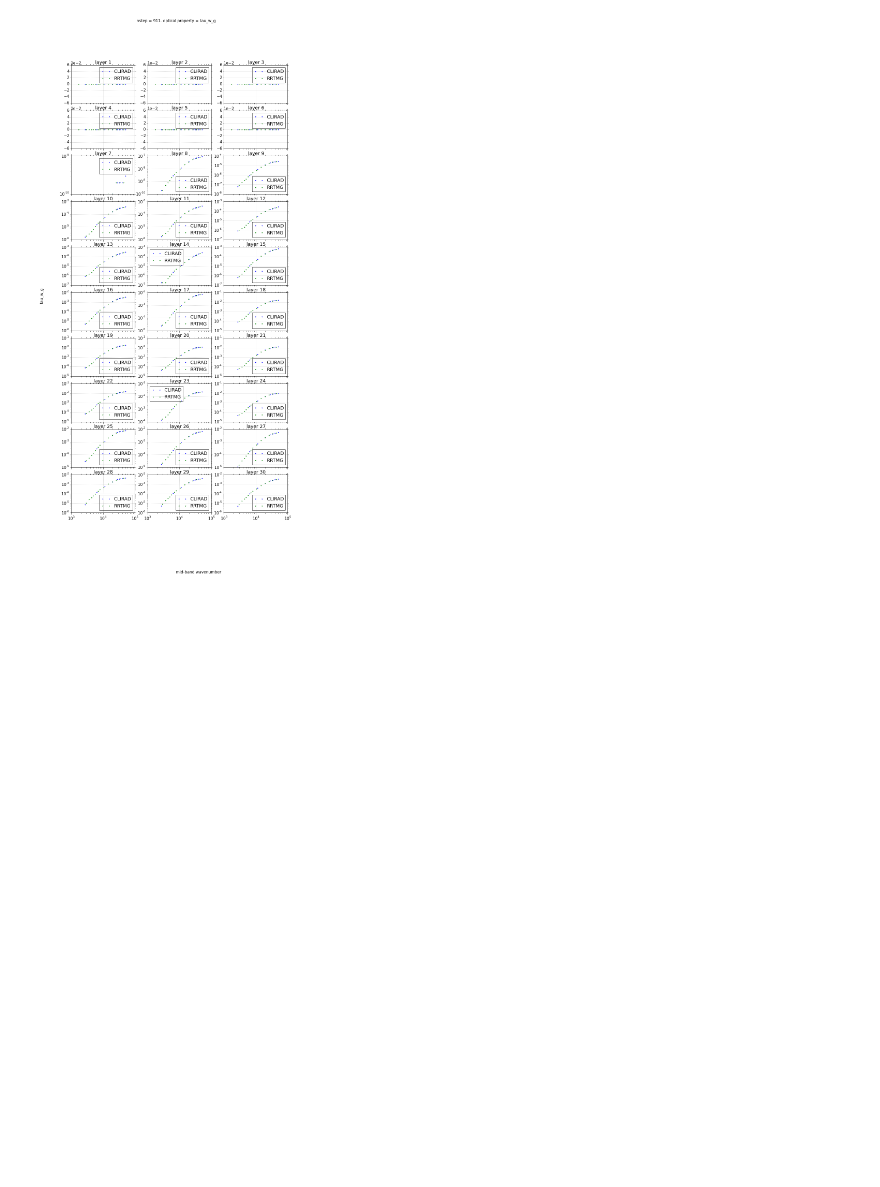
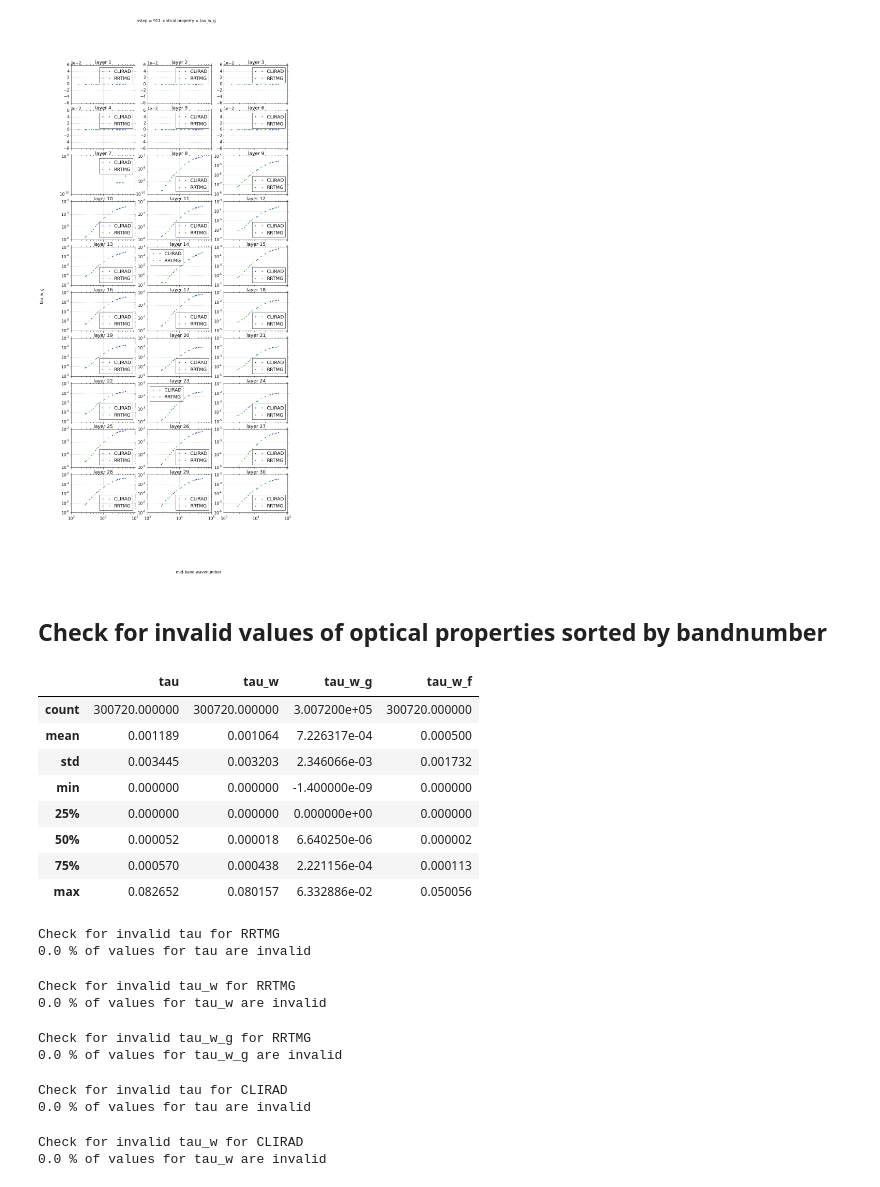
Before and after one commit to qAp/SCAM_radiation_notebooks, a Jupyter notebook: aerosol_optics.ipynb, the cells around one changed output. Drawn from its saved outputs; the diff is of its cells as text; code cells hidden in the pictures; blank space fills up the shorter version.

```diff
--- a/aerosol_optics.ipynb
+++ b/aerosol_optics.ipynb
@@ -810,5 +726,8 @@ def invalid_values(df, optical_prop = 'tau', return_invalids = False):
 # %%
 df_rrtmg_w = load_AER_OPTICS_RRTMG_TO_CLIRAD_data(model = 'rrtmg', sortedby = 'w')
 df_clirad_w = load_AER_OPTICS_RRTMG_TO_CLIRAD_data(model = 'clirad', sortedby = 'w')
+# %%
+df_rrtmg_b = load_AER_OPTICS_RRTMG_TO_CLIRAD_data(model = 'rrtmg', sortedby = 'b')
+df_clirad_b = load_AER_OPTICS_RRTMG_TO_CLIRAD_data(model = 'clirad', sortedby = 'b')
 # %% [markdown]
 ## Check for invalid values of optical properties sorted by wavenumber
@@ -871,3 +816,47 @@ plt_RRTMG_vs_CLIRAD(layers = range(1, 30 + 1), nstep = 911, optical_prop = 'tau_
 # %% [output]
 tau_w_g for sample nstep
 [figure]
+# %% [markdown]
+## Check for invalid values of optical properties sorted by bandnumber
+# %%
+df_rrtmg_b.describe()
+# %% [output]
+|  | tau | tau_w | tau_w_g | tau_w_f |
+| count | 300720.000000 | 300720.000000 | 3.007200e+05 | 300720.000000 |
+| mean | 0.001189 | 0.001064 | 7.226317e-04 | 0.000500 |
+| std | 0.003445 | 0.003203 | 2.346066e-03 | 0.001732 |
+| min | 0.000000 | 0.000000 | -1.400000e-09 | 0.000000 |
+| 25% | 0.000000 | 0.000000 | 0.000000e+00 | 0.000000 |
+| 50% | 0.000052 | 0.000018 | 6.640250e-06 | 0.000002 |
+| 75% | 0.000570 | 0.000438 | 2.221156e-04 | 0.000113 |
+| max | 0.082652 | 0.080157 | 6.332886e-02 | 0.050056 |
+# %%
+print('''Check for invalid tau for RRTMG''')
+invalid_values(df_rrtmg_b, optical_prop = 'tau')
+# %% [output]
+Check for invalid tau for RRTMG
+0.0 % of values for tau are invalid
+# %%
+print('''Check for invalid tau_w for RRTMG''')
+invalid_values(df_rrtmg_b, optical_prop = 'tau_w')
+# %% [output]
+Check for invalid tau_w for RRTMG
+0.0 % of values for tau_w are invalid
+# %%
+print('''Check for invalid tau_w_g for RRTMG''')
+invalid_values(df_rrtmg_b, optical_prop = 'tau_w_g')
+# %% [output]
+Check for invalid tau_w_g for RRTMG
+0.0 % of values for tau_w_g are invalid
+# %%
+print('''Check for invalid tau for CLIRAD''')
+invalid_values(df_clirad_b, optical_prop = 'tau')
+# %% [output]
+Check for invalid tau for CLIRAD
+0.0 % of values for tau are invalid
+# %%
+print('''Check for invalid tau_w for CLIRAD''')
+invalid_values(df_clirad_b, optical_prop = 'tau_w')
+# %% [output]
+Check for invalid tau_w for CLIRAD
+0.0 % of values for tau_w are invalid
```
Also changed, not shown: parts of 12 cells of this notebook.
